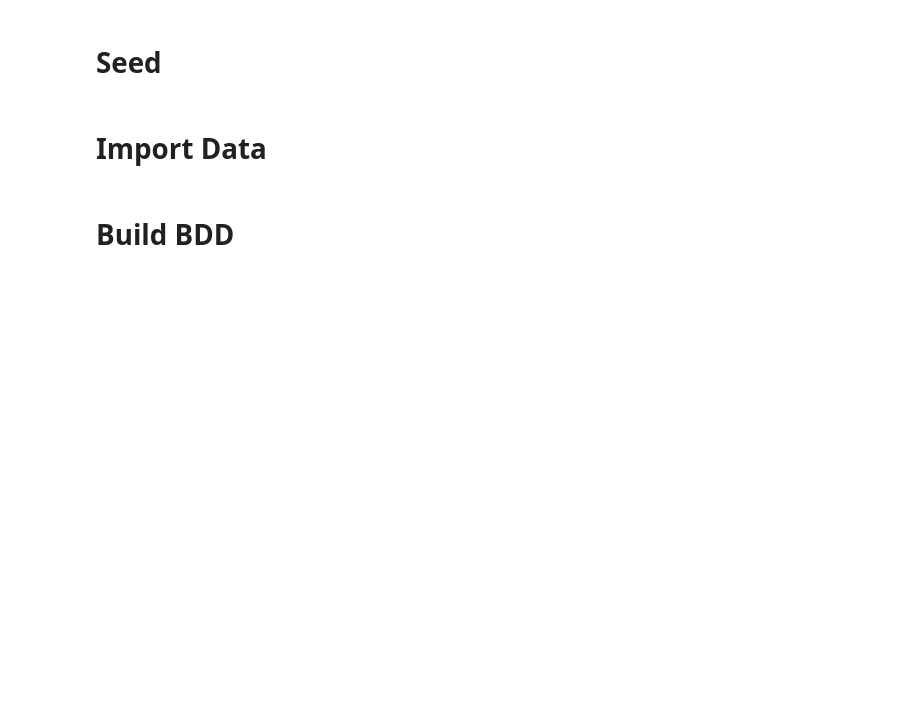
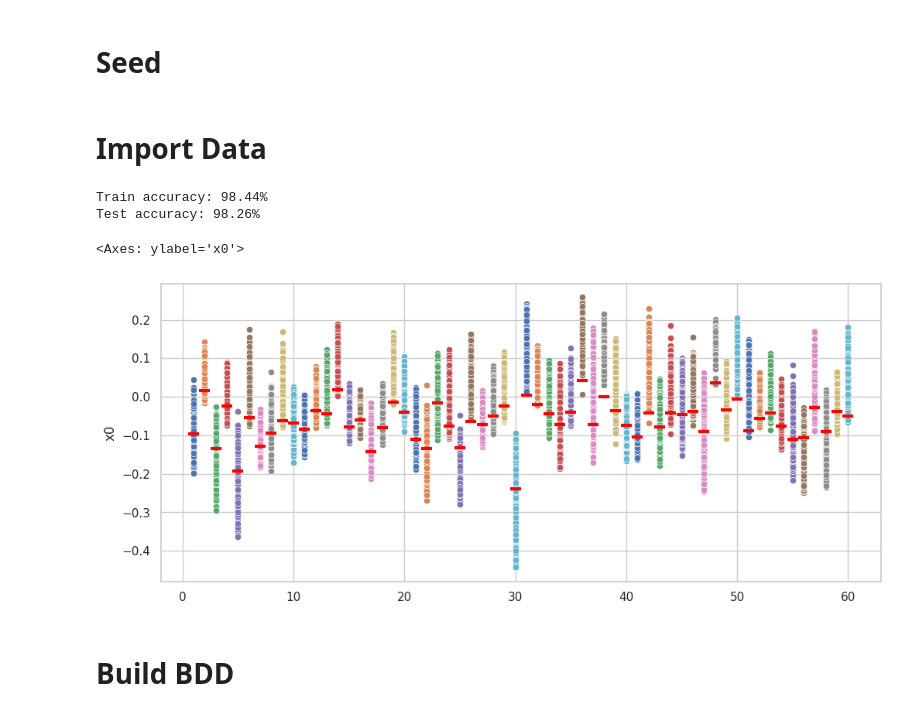
Before and after one commit to ahmadhatahet/runtime-monitoring, a Jupyter notebook: experiments/test-other-dataset.ipynb, the cells around one changed output. Saved outputs shown, nothing was run; the diff lists cells and outputs as text; code cells hidden in the pictures; blank space fills up the shorter version.

```diff
--- a/experiments/test-other-dataset.ipynb
+++ b/experiments/test-other-dataset.ipynb
@@ -186,3 +192,9 @@ df_true = df_train[df_train["true"] == True].copy()
 df_true = df_true.drop("true", axis=1).reset_index(drop=True)
 
 df_test = pd.read_csv(path_lhl / f"{FILENAME_POSTFIX}_{FLAVOR}_test.csv")
+
+print(f"Train accuracy: {(df_train['true'].sum() / df_train.shape[0] * 100).round(2)}%")
+print(f"Test accuracy: {(df_test['true'].sum() / df_test.shape[0] * 100).round(2)}%")
+# %% [output]
+Train accuracy: 98.44%
+Test accuracy: 98.26%
@@ -189,3 +209,16 @@ df_test = pd.read_csv(path_lhl / f"{FILENAME_POSTFIX}_{FLAVOR}_test.csv")
+# %%
+for i, c in enumerate(logits.columns):
+    sns.scatterplot( x=i+1,  y=logits[c] )
+
+sns.scatterplot(
+    x=[*range(1, df_true.shape[1])],
+    y=thld,
+    marker='_', s=100, c='red', linewidth=3
+
+)
+# %% [output]
+<Axes: ylabel='x0'>
+[figure, added]
 # %% [markdown]
 # Build BDD
 # %%
```
Also changed, not shown: parts of 28 cells of this notebook.
